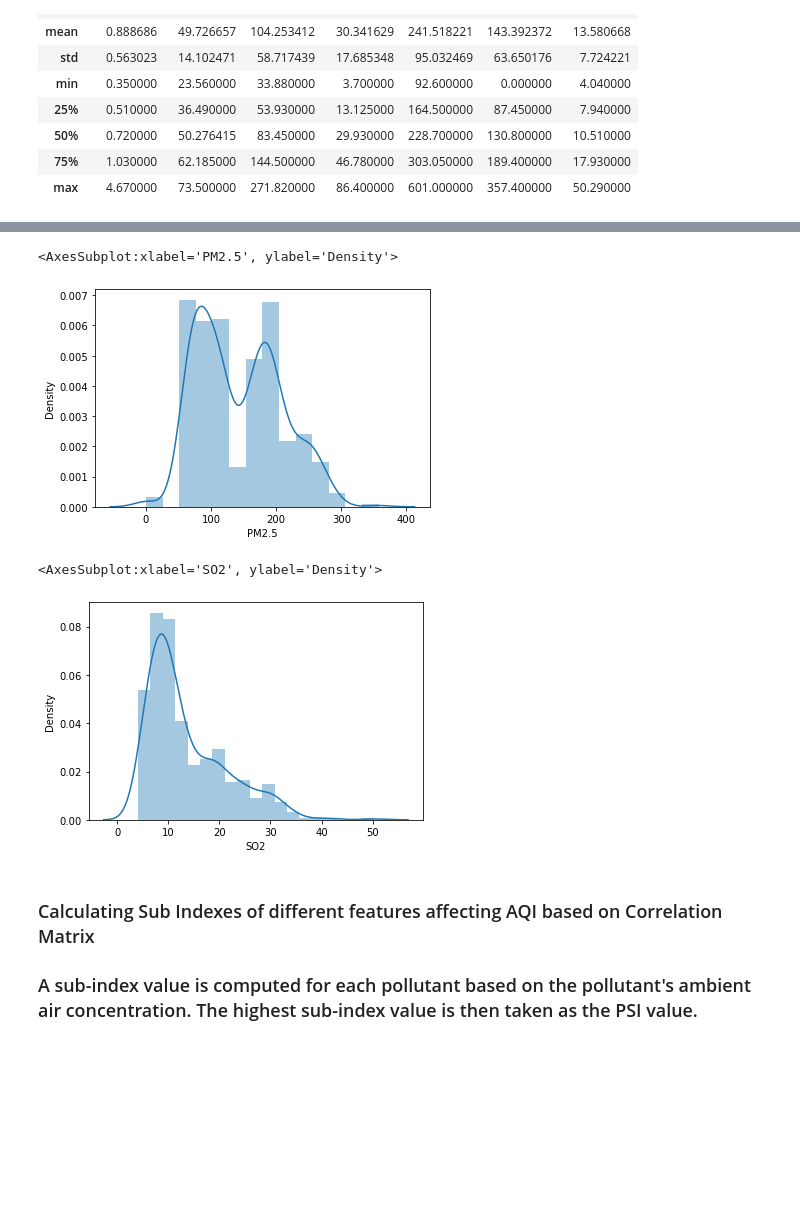
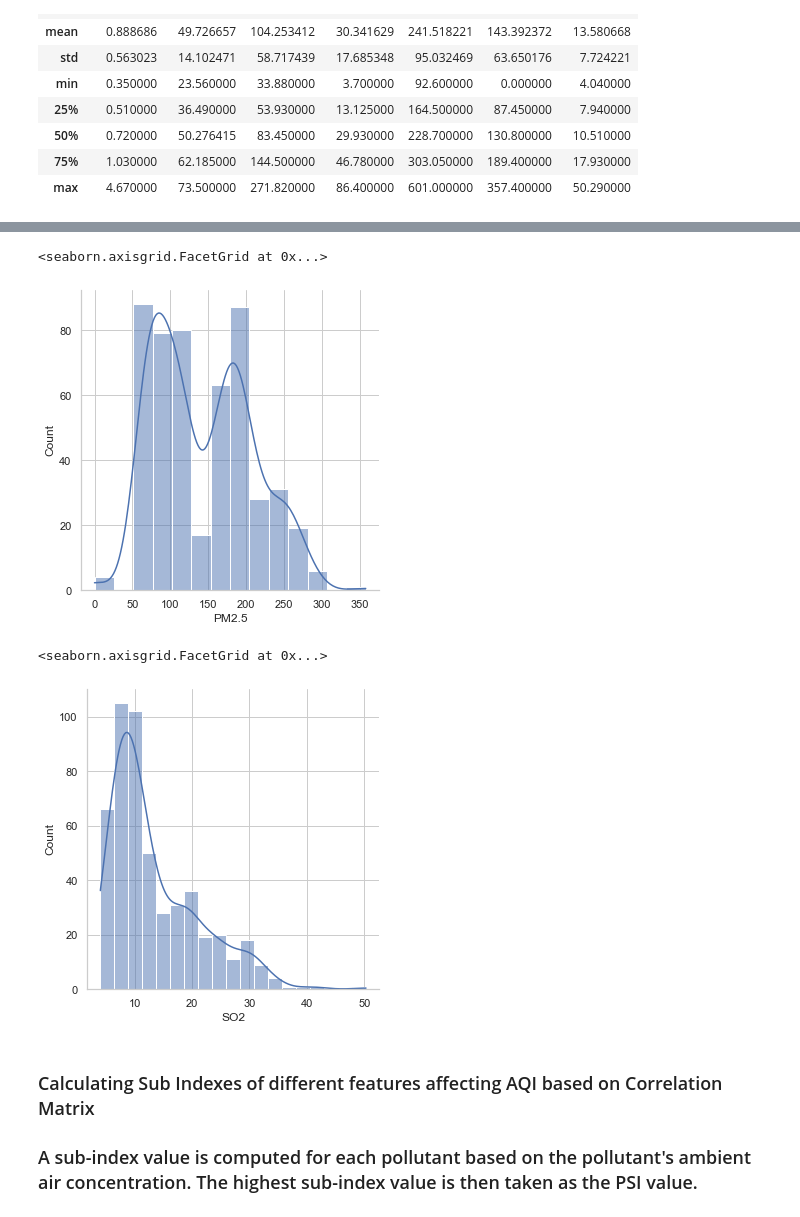
Before and after one commit to mohsin-88069/AU_ML_Air_Quality, a Jupyter notebook: Rabindra_Notebook.ipynb, the cells around one changed output, grey strips where cells are left out. Drawn from its saved outputs; the diff is of its cells as text; code cells hidden in the pictures; blank space fills up the shorter version.

```diff
--- a/Rabindra_Notebook.ipynb
+++ b/Rabindra_Notebook.ipynb
@@ -376,13 +365,13 @@ sns.distplot(df['PM10'], kde=True)
 # %%
-sns.distplot(df['PM2.5'], kde=True)
+sns.displot(df['PM2.5'], kde=True)
 # %% [output]
-<AxesSubplot:xlabel='PM2.5', ylabel='Density'>
+<seaborn.axisgrid.FacetGrid at 0x...>
-[figure, old version]
+[figure, new version]
 # %%
-sns.distplot(df['SO2'], kde=True)
+sns.displot(df['SO2'], kde=True)
 # %% [output]
-<AxesSubplot:xlabel='SO2', ylabel='Density'>
+<seaborn.axisgrid.FacetGrid at 0x...>
-[figure, old version]
+[figure, new version]
 # %% [markdown]
 ### Calculating Sub Indexes of different features affecting AQI based on Correlation Matrix
 ### A sub-index value is computed for each pollutant based on the pollutant's ambient air concentration. The highest sub-index value is then taken as the PSI value.
```
Also changed, not shown: parts of 80 cells of this notebook.
